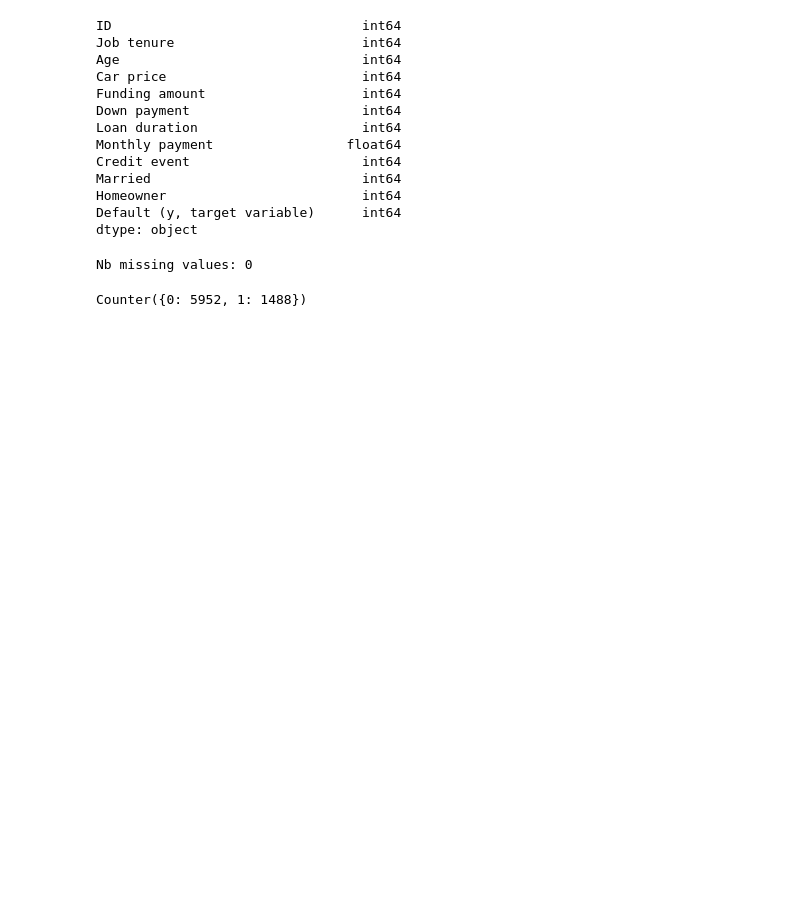
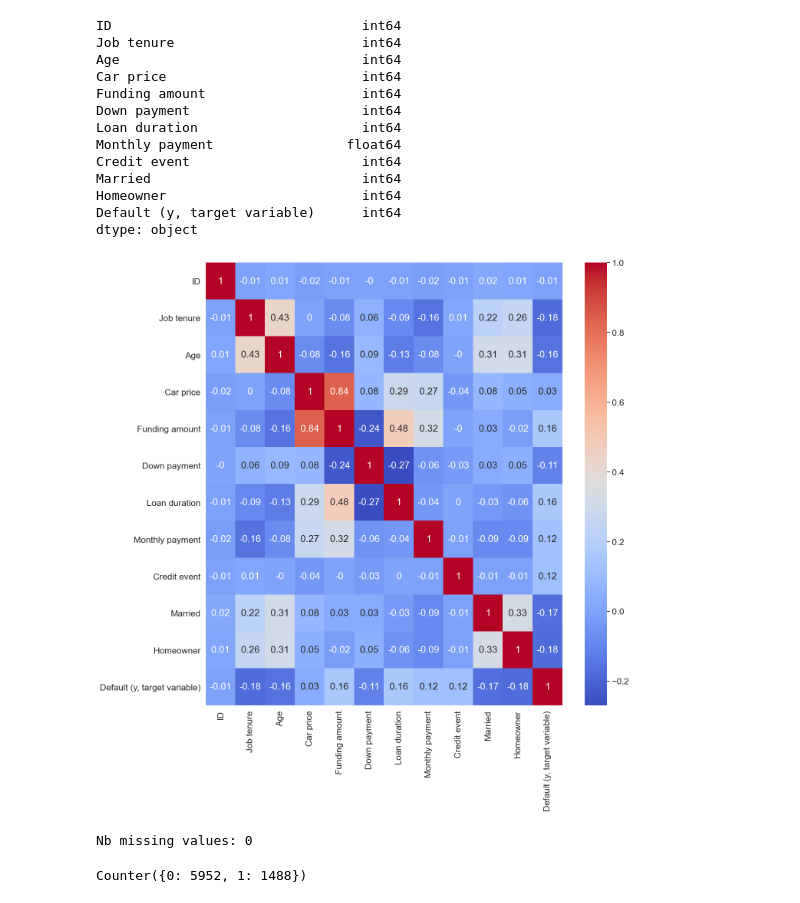
Before and after one commit to tomasnp/TER_HEC, a Jupyter notebook: main.ipynb, the cells around one changed output. Drawn from its saved outputs; the diff is of its cells as text; code cells hidden in the pictures; blank space fills up the shorter version.

```diff
--- a/main.ipynb
+++ b/main.ipynb
@@ -62,6 +62,16 @@ Married                           int64
 Homeowner                         int64
 Default (y, target variable)      int64
 dtype: object
+# %%
+#matrice de corrélation
+corr = df.corr()
+
+# Heatmap arrondie à 1 décimales
+plt.figure(figsize=(15,15))
+sns.heatmap(corr.round(2), annot=True, cmap='coolwarm')
+plt.show()
+# %% [output]
+[figure, added]
 # %%
 print(f"Nb missing values: {df.isnull().sum().sum()}")
 # %% [output]
```
Also changed, not shown: parts of 38 cells of this notebook.
